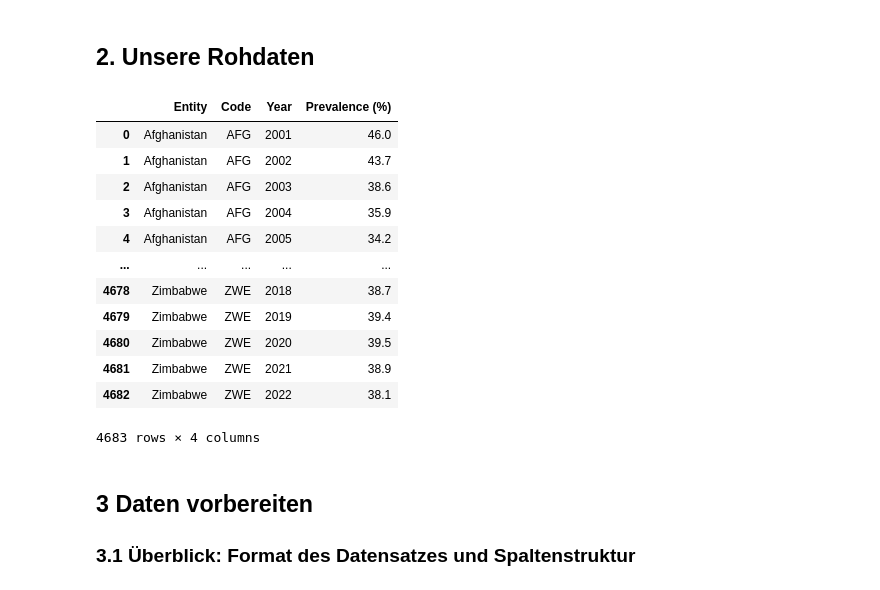
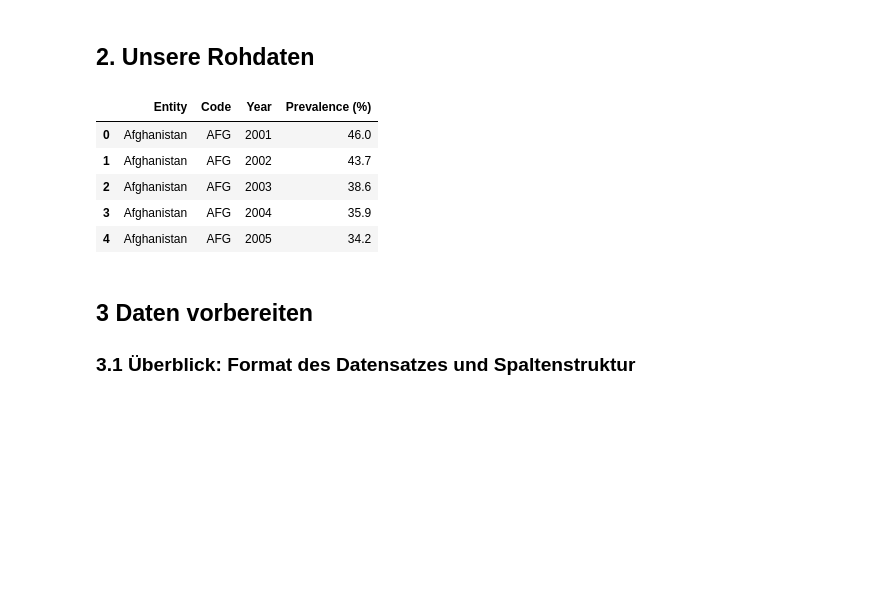
Before and after one commit to sahitero/Leisungsnachweis-2-Phyton-Sina-Eronita-Naomi, a Jupyter notebook: LN-2.ipynb, the cells around one changed output. Drawn from its saved outputs; the diff is of its cells as text; code cells hidden in the pictures; blank space fills up the shorter version.

```diff
--- a/LN-2.ipynb
+++ b/LN-2.ipynb
@@ -12,33 +12,27 @@
 # %%
 import pandas as pd
 import zipfile
 
 zip_path = "prevalence-of-undernourishment.zip"
 file_name = "prevalence-of-undernourishment.csv"
 
 with zipfile.ZipFile(zip_path) as z:
-    df = pd.read_csv(z.open(file_name))
+    with z.open(file_name) as f:
+        df = pd.read_csv(f)
 
-old_col_name = [col for col in df.columns if "Prevalence of undernourishment" in col][0]
-new_col_name = "Prevalence (%)"
+old_col_name = next(col for col in df.columns
+                    if "Prevalence of undernourishment" in col)
 
-df = df.rename(columns={old_col_name: new_col_name})
+df = df.rename(columns={old_col_name: "Prevalence (%)"})
 
-df
+df.head()
 # %% [output]
 |  | Entity | Code | Year | Prevalence (%) |
 | 0 | Afghanistan | AFG | 2001 | 46.0 |
 | 1 | Afghanistan | AFG | 2002 | 43.7 |
 | 2 | Afghanistan | AFG | 2003 | 38.6 |
 | 3 | Afghanistan | AFG | 2004 | 35.9 |
 | 4 | Afghanistan | AFG | 2005 | 34.2 |
-| ... | ... | ... | ... | ... |
-| 4678 | Zimbabwe | ZWE | 2018 | 38.7 |
-| 4679 | Zimbabwe | ZWE | 2019 | 39.4 |
-| 4680 | Zimbabwe | ZWE | 2020 | 39.5 |
-| 4681 | Zimbabwe | ZWE | 2021 | 38.9 |
-| 4682 | Zimbabwe | ZWE | 2022 | 38.1 |
-4683 rows × 4 columns
 # %% [markdown]
 ## 3 Daten vorbereiten
 ### 3.1 Überblick: Format des Datensatzes und Spaltenstruktur
```
Also changed, not shown: parts of 2 cells of this notebook.
